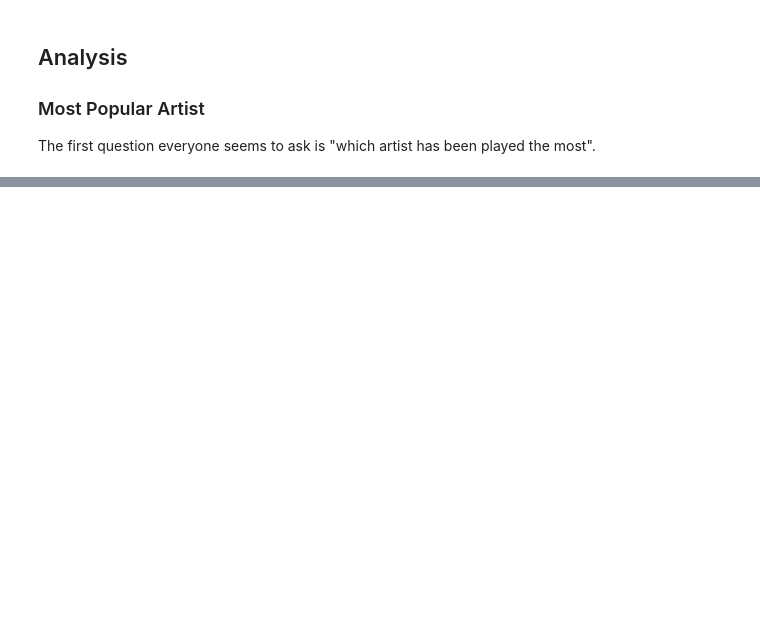
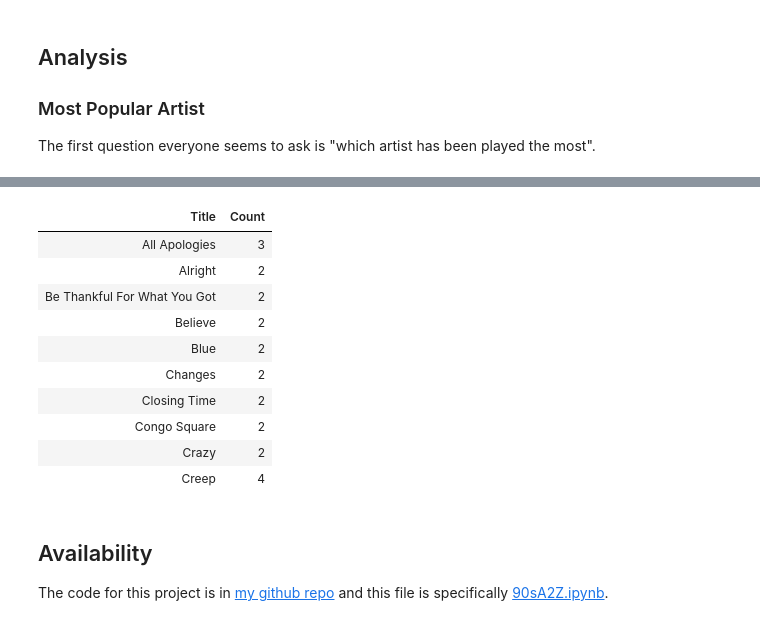
Before and after one commit to asudell/a2z, a Jupyter notebook: 90sA2Z.ipynb, the cells around one changed output, grey strips where cells are left out. Cells and saved outputs as stored; diff of their text form; code cells hidden in the pictures; blank space fills up the shorter version.

```diff
--- a/90sA2Z.ipynb
+++ b/90sA2Z.ipynb
@@ -87,0 +131,18 @@ ax.set(ylabel="Album")
+# %%
+HTML(title_counts[title_counts['Count'] > 1].sort_values(by='Title').to_html(index=False))
+# %% [output]
+| Title | Count |
+| All Apologies | 3 |
+| Alright | 2 |
+| Be Thankful For What You Got | 2 |
+| Believe | 2 |
+| Blue | 2 |
+| Changes | 2 |
+| Closing Time | 2 |
+| Congo Square | 2 |
+| Crazy | 2 |
+| Creep | 4 |
+# %% [markdown]
+## Availability
+The code for this project is in [my github repo](https://github.com/asudell/a2z)
+and this file is specifically [90sA2Z.ipynb](https://github.com/asudell/a2z/blob/master/90sA2Z.ipynb).
```
Also changed, not shown: parts of 13 cells of this notebook, 3 other files.
